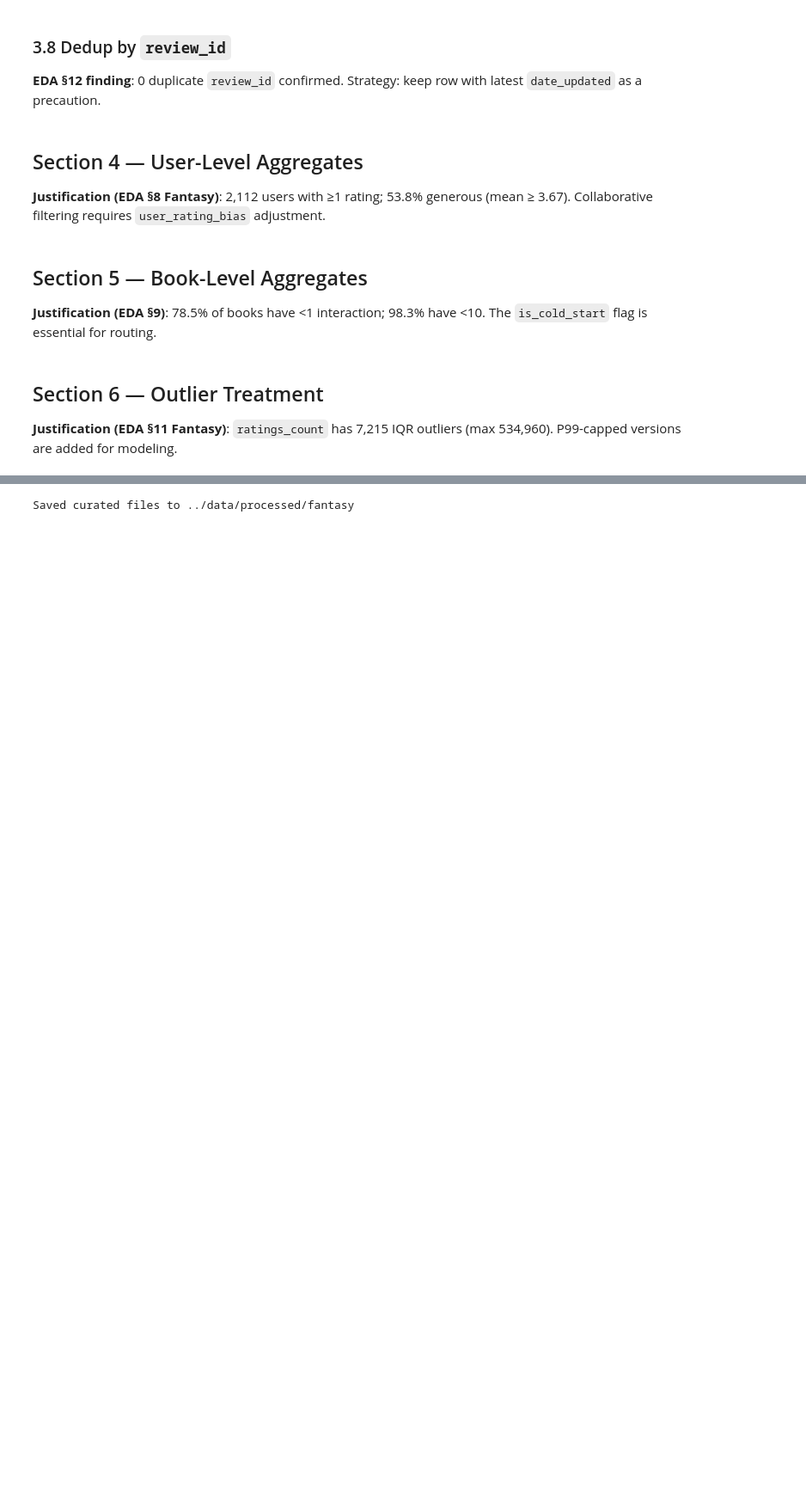
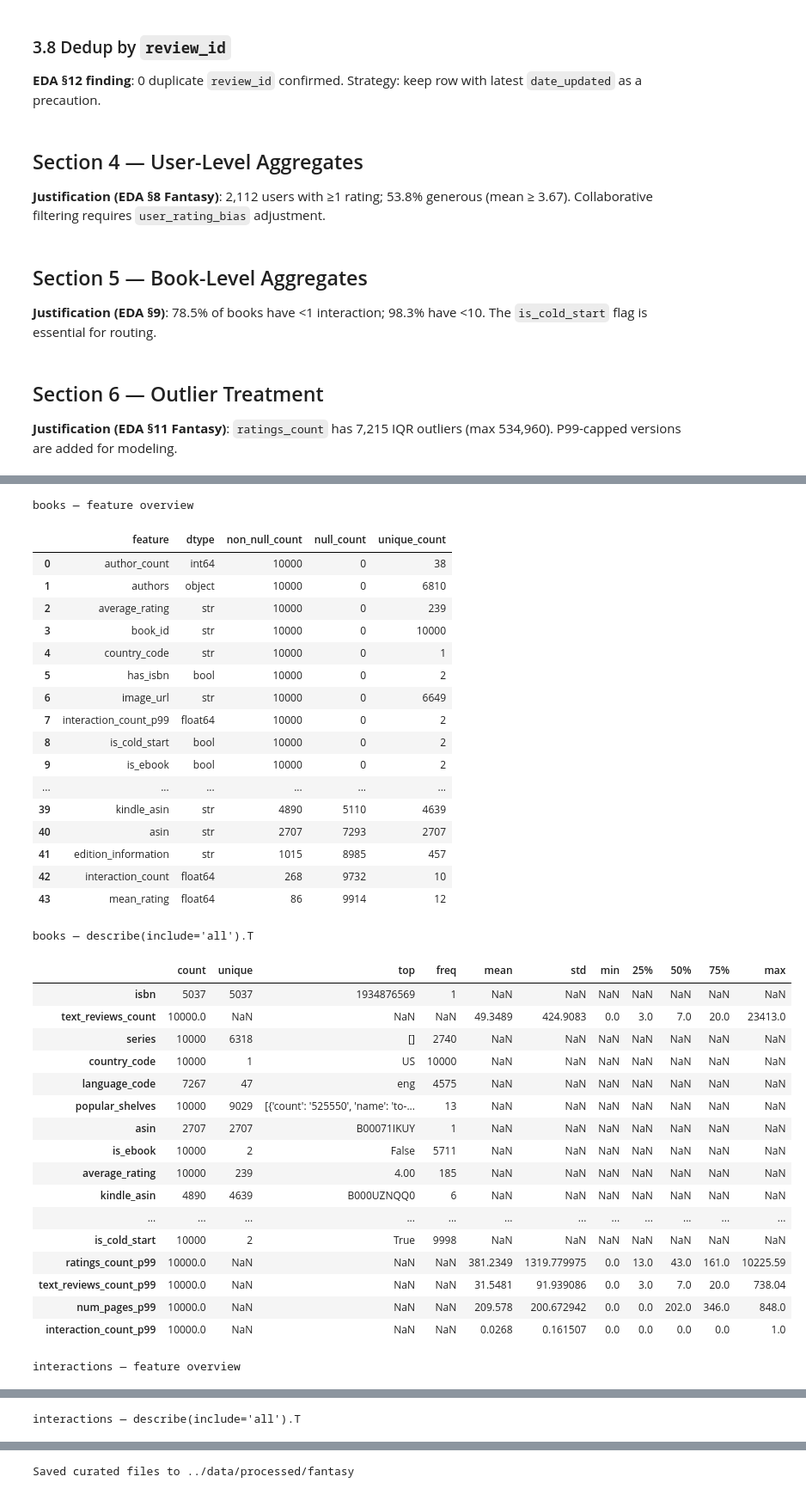
Before and after one commit to tsavorae/book-recommendations, a Jupyter notebook: notebooks/Processing_Curation_Fantasy.ipynb, the cells around one changed output, grey strips where cells are left out. Shown at 86% size. Drawn from its saved outputs; the diff is of its cells as text; code cells hidden in the pictures; blank space fills up the shorter version.

```diff
--- a/notebooks/Processing_Curation_Fantasy.ipynb
+++ b/notebooks/Processing_Curation_Fantasy.ipynb
@@ -248,0 +252,78 @@ for col in ['ratings_count', 'text_reviews_count', 'num_pages', 'interaction_cou
+# %%
+from IPython.display import display
+
+def _safe_hashable_value(x):
+    if isinstance(x, (list, dict, set)):
+        return str(x)
+    return x
+
+def _safe_nunique(series):
+    try:
+        return series.nunique(dropna=True)
+    except TypeError:
+        return series.map(_safe_hashable_value).nunique(dropna=True)
+
+def _safe_describe(df):
+    df_safe = df.copy()
+    for col in df_safe.columns:
+        try:
+            _ = df_safe[col].nunique(dropna=True)
+        except TypeError:
+            df_safe[col] = df_safe[col].map(_safe_hashable_value)
+    return df_safe.describe(include='all').T
+
+def feature_overview(df, name):
+    summary = pd.DataFrame({
+        'feature': df.columns,
+        'dtype': df.dtypes.astype(str).values,
+        'non_null_count': df.notna().sum().values,
+        'null_count': df.isna().sum().values,
+        'unique_count': [_safe_nunique(df[col]) for col in df.columns]
+    }).sort_values(['non_null_count', 'feature'], ascending=[False, True]).reset_index(drop=True)
+
+    print(f"\n{name} — feature overview")
+    display(summary)
+
+    print(f"\n{name} — describe(include='all').T")
+    display(_safe_describe(df))
+
+feature_overview(books, 'books')
+feature_overview(interactions, 'interactions')
+# %% [output]
+books — feature overview
+|  | feature | dtype | non_null_count | null_count | unique_count |
+| 0 | author_count | int64 | 10000 | 0 | 38 |
+| 1 | authors | object | 10000 | 0 | 6810 |
+| 2 | average_rating | str | 10000 | 0 | 239 |
+| 3 | book_id | str | 10000 | 0 | 10000 |
+| 4 | country_code | str | 10000 | 0 | 1 |
+| 5 | has_isbn | bool | 10000 | 0 | 2 |
+| 6 | image_url | str | 10000 | 0 | 6649 |
+| 7 | interaction_count_p99 | float64 | 10000 | 0 | 2 |
+| 8 | is_cold_start | bool | 10000 | 0 | 2 |
+| 9 | is_ebook | bool | 10000 | 0 | 2 |
+| ... | ... | ... | ... | ... | ... |
+| 39 | kindle_asin | str | 4890 | 5110 | 4639 |
+| 40 | asin | str | 2707 | 7293 | 2707 |
+| 41 | edition_information | str | 1015 | 8985 | 457 |
+| 42 | interaction_count | float64 | 268 | 9732 | 10 |
+| 43 | mean_rating | float64 | 86 | 9914 | 12 |
+books — describe(include='all').T
+|  | count | unique | top | freq | mean | std | min | 25% | 50% | 75% | max |
+| isbn | 5037 | 5037 | 1934876569 | 1 | NaN | NaN | NaN | NaN | NaN | NaN | NaN |
+| text_reviews_count | 10000.0 | NaN | NaN | NaN | 49.3489 | 424.9083 | 0.0 | 3.0 | 7.0 | 20.0 | 23413.0 |
+| series | 10000 | 6318 | [] | 2740 | NaN | NaN | NaN | NaN | NaN | NaN | NaN |
+| country_code | 10000 | 1 | US | 10000 | NaN | NaN | NaN | NaN | NaN | NaN | NaN |
+| language_code | 7267 | 47 | eng | 4575 | NaN | NaN | NaN | NaN | NaN | NaN | NaN |
+| popular_shelves | 10000 | 9029 | [{'count': '525550', 'name': 'to-... | 13 | NaN | NaN | NaN | NaN | NaN | NaN | NaN |
+| asin | 2707 | 2707 | B00071IKUY | 1 | NaN | NaN | NaN | NaN | NaN | NaN | NaN |
+| is_ebook | 10000 | 2 | False | 5711 | NaN | NaN | NaN | NaN | NaN | NaN | NaN |
+| average_rating | 10000 | 239 | 4.00 | 185 | NaN | NaN | NaN | NaN | NaN | NaN | NaN |
+| kindle_asin | 4890 | 4639 | B000UZNQQ0 | 6 | NaN | NaN | NaN | NaN | NaN | NaN | NaN |
+| ... | ... | ... | ... | ... | ... | ... | ... | ... | ... | ... | ... |
+| is_cold_start | 10000 | 2 | True | 9998 | NaN | NaN | NaN | NaN | NaN | NaN | NaN |
+| ratings_count_p99 | 10000.0 | NaN | NaN | NaN | 381.2349 | 1319.779975 | 0.0 | 13.0 | 43.0 | 161.0 | 10225.59 |
+| text_reviews_count_p99 | 10000.0 | NaN | NaN | NaN | 31.5481 | 91.939086 | 0.0 | 3.0 | 7.0 | 20.0 | 738.04 |
+| num_pages_p99 | 10000.0 | NaN | NaN | NaN | 209.578 | 200.672942 | 0.0 | 0.0 | 202.0 | 346.0 | 848.0 |
+| interaction_count_p99 | 10000.0 | NaN | NaN | NaN | 0.0268 | 0.161507 | 0.0 | 0.0 | 0.0 | 0.0 | 1.0 |
+interactions — feature overview
@@ -248,0 +347 @@ for col in ['ratings_count', 'text_reviews_count', 'num_pages', 'interaction_cou
+interactions — describe(include='all').T
```
Also changed, not shown: parts of 4 cells of this notebook.
